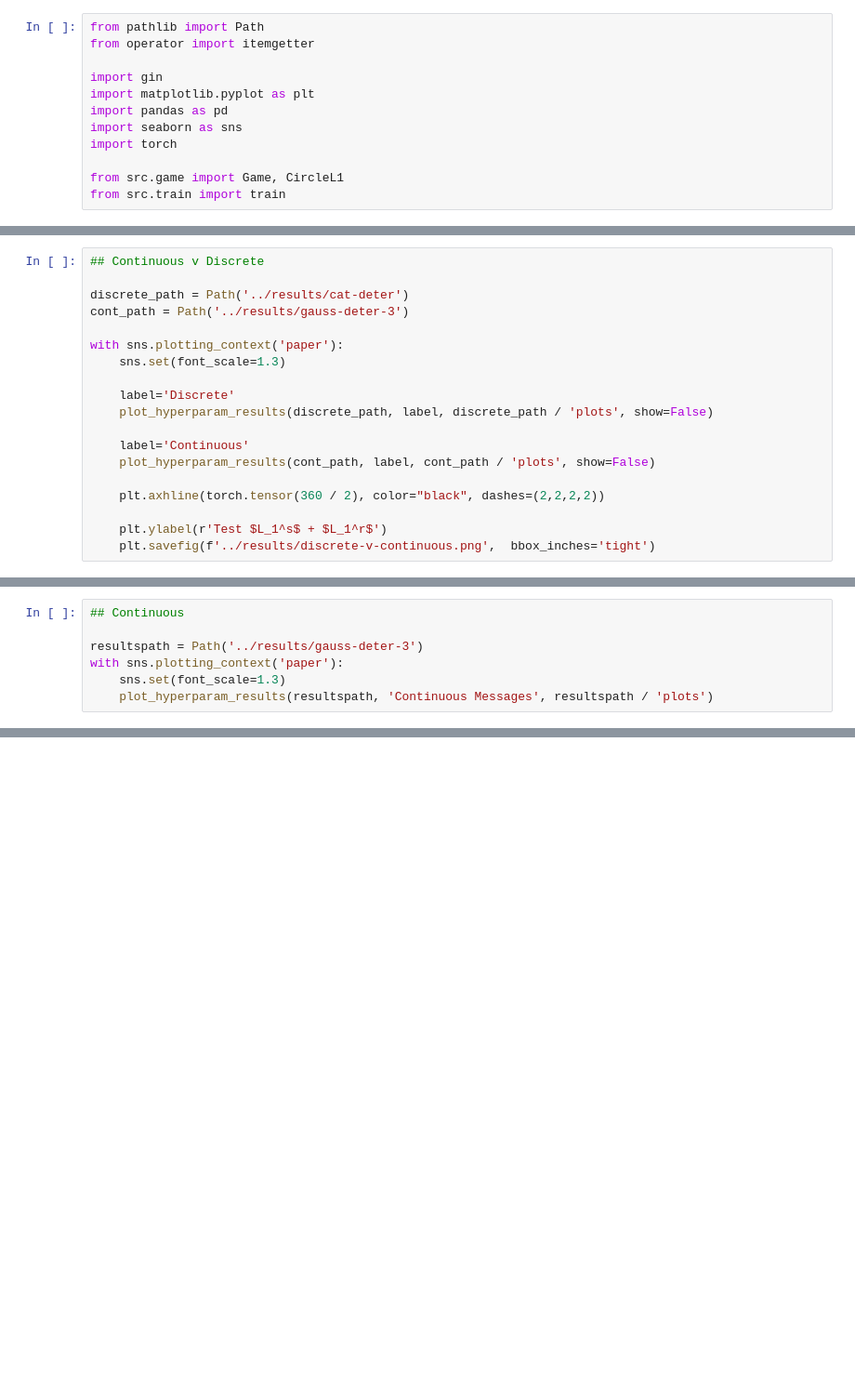
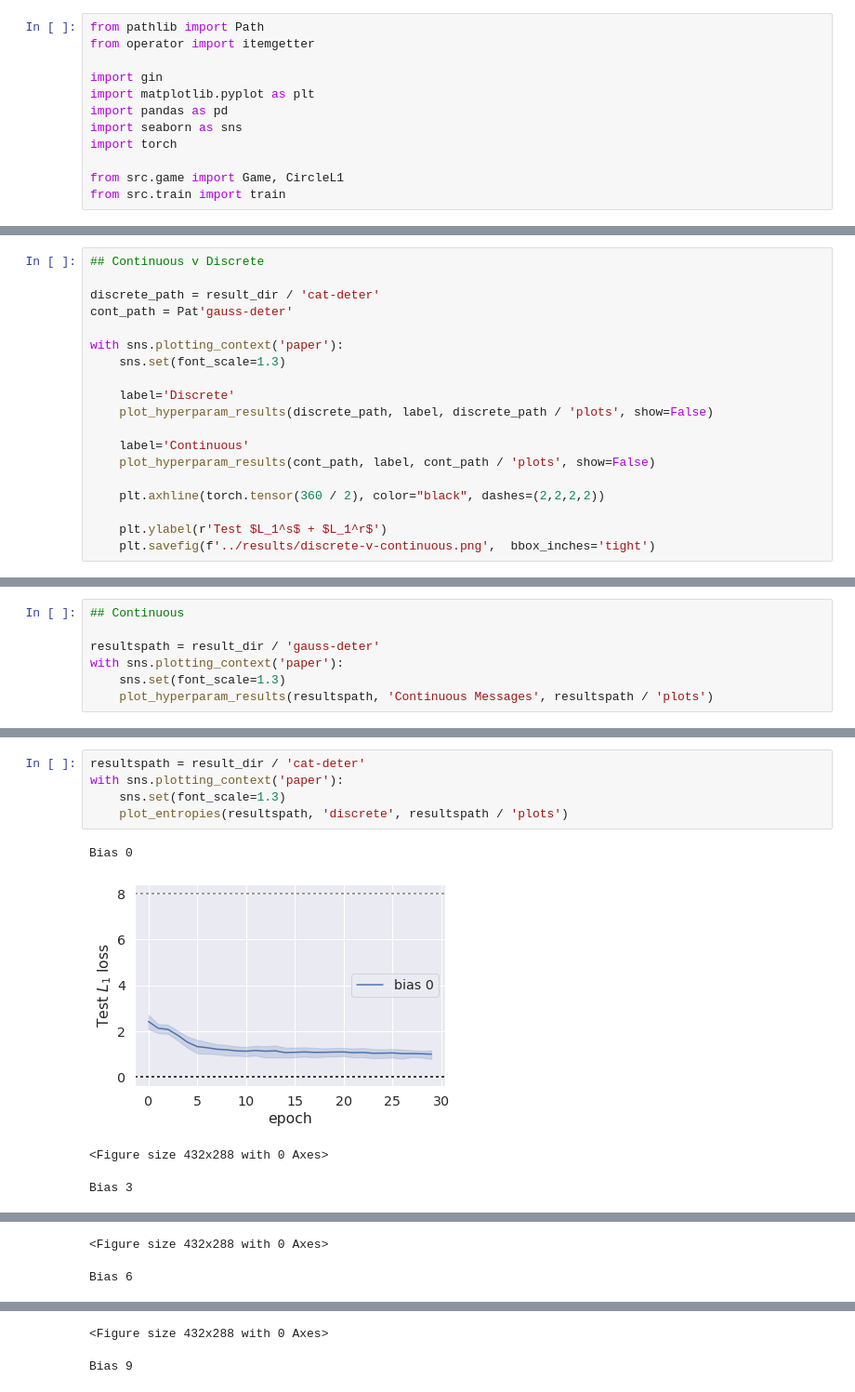
Before and after one commit to mnoukhov/emergent-compete, a Jupyter notebook: notebooks/Best Results Plot.ipynb, the cells around one changed output, grey strips where cells are left out. Shown: that part at 93% size. Drawn from its saved outputs; the diff is of its cells as text; blank space fills up the shorter version.

```diff
--- a/notebooks/Best Results Plot.ipynb
+++ b/notebooks/Best Results Plot.ipynb
@@ -155,8 +164,8 @@ Bias 15
 # %%
 ## Continuous v Discrete
 
-discrete_path = Path('../results/cat-deter')
-cont_path = Path('../results/gauss-deter-3')
+discrete_path = result_dir / 'cat-deter'
+cont_path = Pat'gauss-deter'
 
 with sns.plotting_context('paper'):
     sns.set(font_scale=1.3)
@@ -190,7 +200,7 @@ All Biases
 # %%
 ## Continuous
 
-resultspath = Path('../results/gauss-deter-3')
+resultspath = result_dir / 'gauss-deter'
 with sns.plotting_context('paper'):
     sns.set(font_scale=1.3)
     plot_hyperparam_results(resultspath, 'Continuous Messages', resultspath / 'plots')
@@ -210,0 +371,10 @@ Bias 15
+# %%
+resultspath = result_dir / 'cat-deter'
+with sns.plotting_context('paper'):
+    sns.set(font_scale=1.3)
+    plot_entropies(resultspath, 'discrete', resultspath / 'plots')
+# %% [output]
+Bias 0
+[figure, added]
+<Figure size 432x288 with 0 Axes>
+Bias 3
@@ -210,0 +382,2 @@ Bias 15
+<Figure size 432x288 with 0 Axes>
+Bias 6
@@ -210,0 +385,2 @@ Bias 15
+<Figure size 432x288 with 0 Axes>
+Bias 9
```
Also changed, not shown: parts of 11 cells of this notebook, 9 other files.
